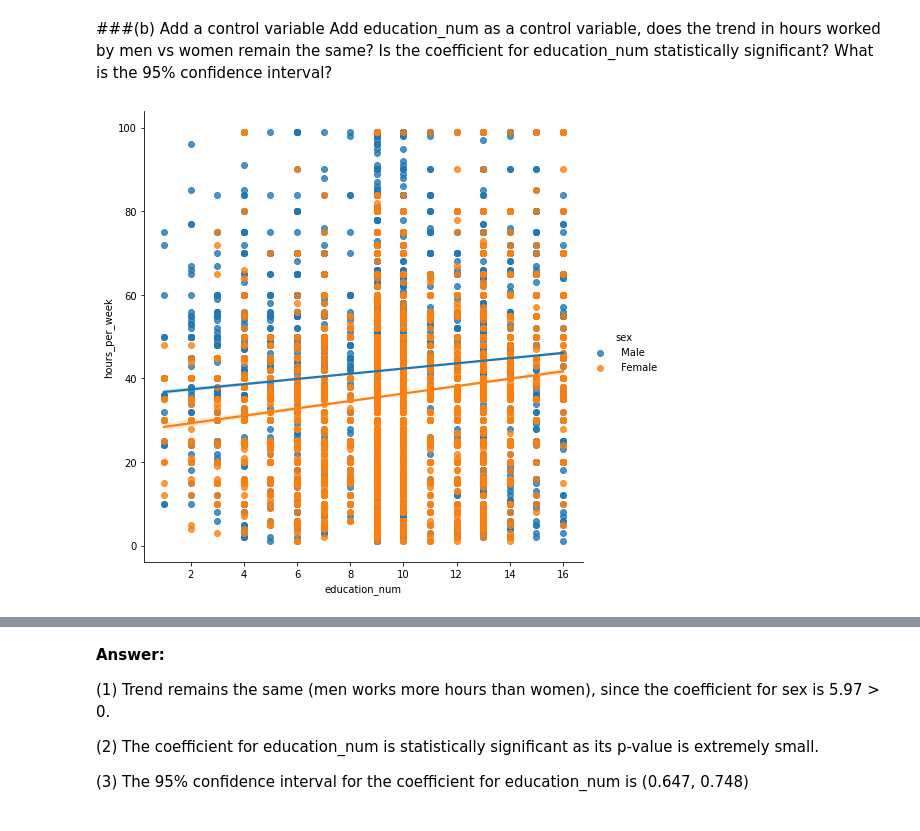
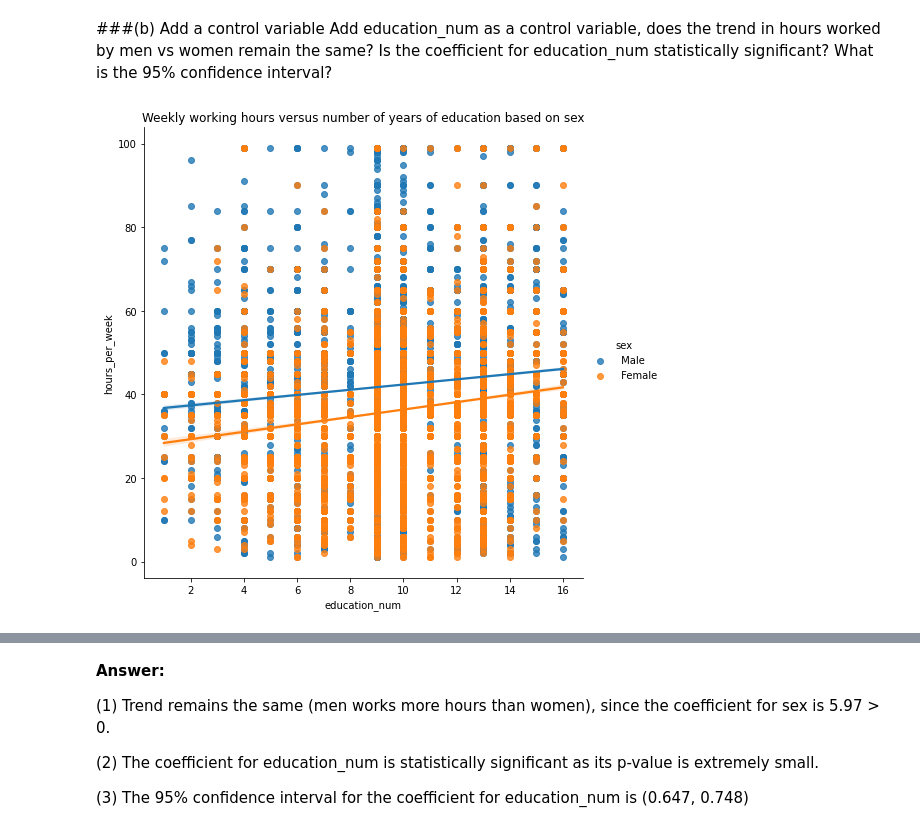
Before and after one commit to ChloeH88/working-hours-data-analysis, a Jupyter notebook: Assignment2.ipynb, the cells around one changed output, grey strips where cells are left out. Saved outputs shown, nothing was run; the diff lists cells and outputs as text; code cells hidden in the pictures.

```diff
--- a/Assignment2.ipynb
+++ b/Assignment2.ipynb
@@ -272,12 +286,13 @@ significant? What is the 95% confidence interval?
 # %%
 sns.lmplot(x="education_num",
            y="hours_per_week",
            hue="sex",
            height=7,
            data=income94)
+plt.title("Weekly working hours versus number of years of education based on sex")
 plt.show()
 # %% [output]
-[figure, old version]
+[figure, new version]
 # %%
 reg2 = smf.ols('hours_per_week ~ education_num + sex', data = income94).fit()
 print(reg2.summary())
```
Also changed, not shown: parts of 11 cells of this notebook.
